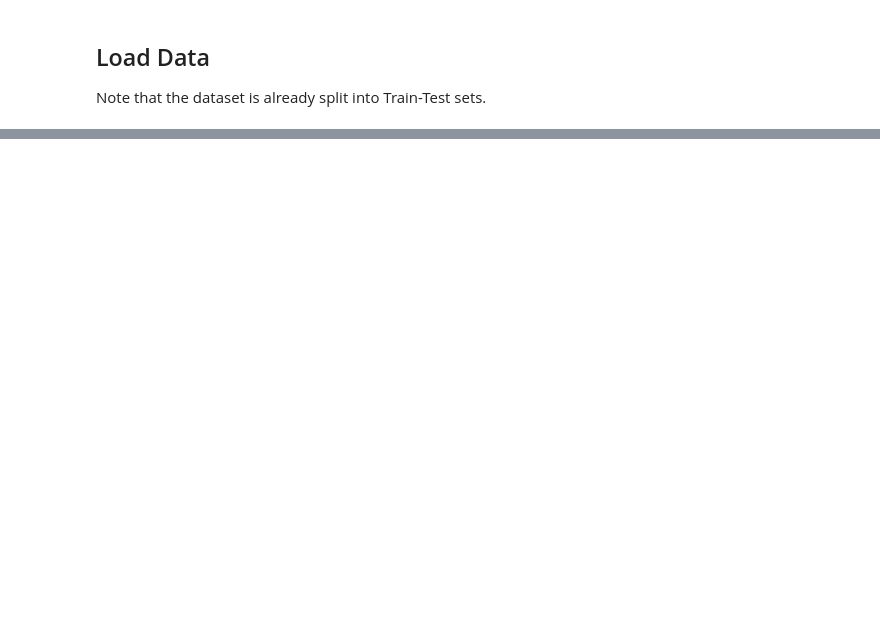
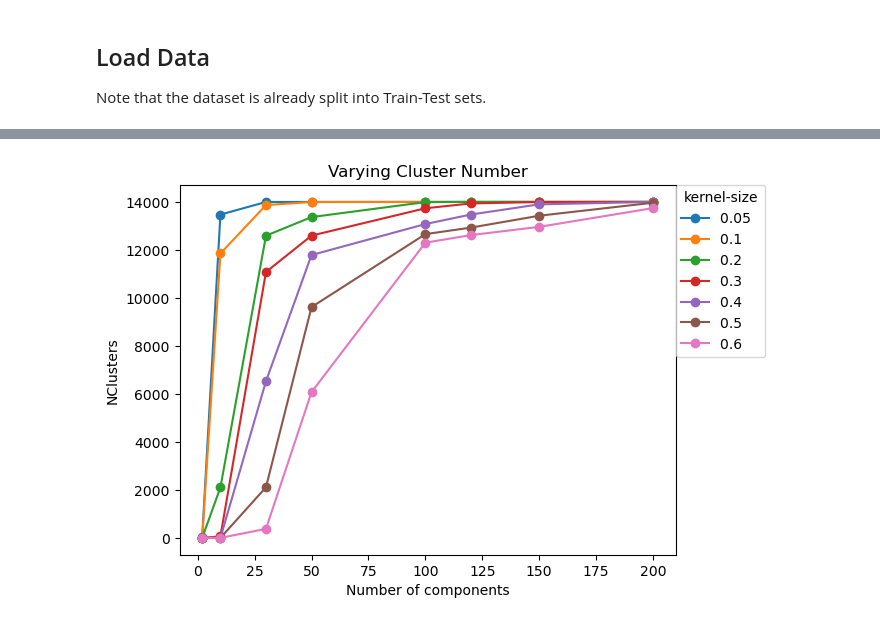
Before and after one commit to RuieX/clustering, a Jupyter notebook: src/notebooks/mean_shift.ipynb, the cells around one changed output, grey strips where cells are left out. Drawn from its saved outputs; the diff is of its cells as text; code cells hidden in the pictures; blank space fills up the shorter version.

```diff
--- a/src/notebooks/mean_shift.ipynb
+++ b/src/notebooks/mean_shift.ipynb
@@ -60,0 +80,4 @@ tuned_knnclsf = ms.model_selector(estimator=knnclsf,properties=properties,scorin
+# %%
+mean_shift_evaluation.plot_n_clusters(save=True, file_name="meanshift_clusters")
+# %% [output]
+[figure, added]
```
Also changed, not shown: parts of 35 cells of this notebook, 1 other file.
